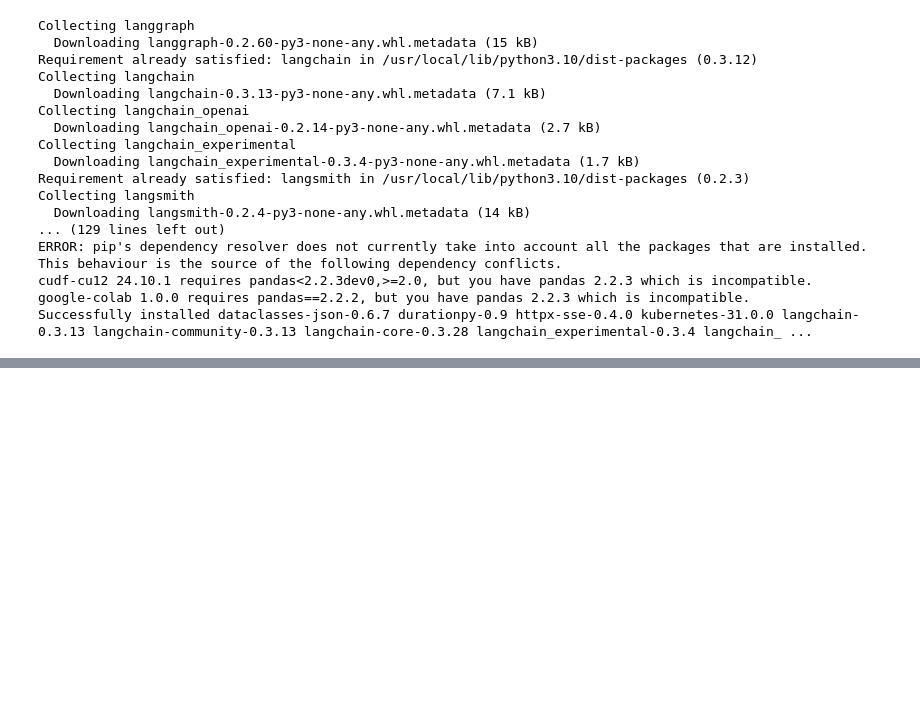
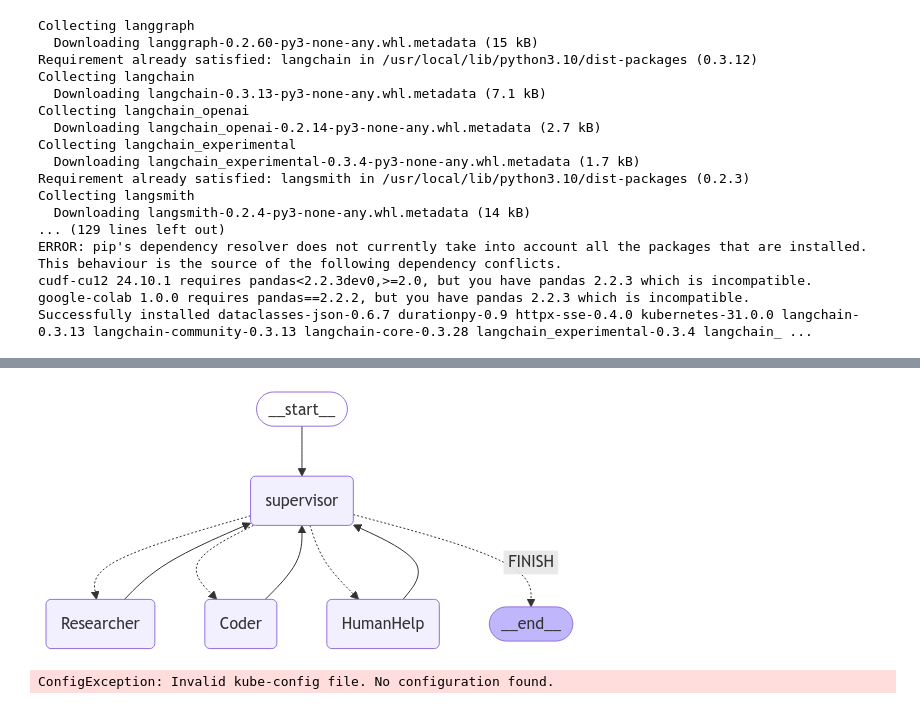
Before and after one commit to golang-boy/aiops, a Jupyter notebook: Week10/muti_agents.ipynb, the cells around one changed output, grey strips where cells are left out. Drawn from its saved outputs; the diff is of its cells as text; code cells hidden in the pictures; blank space fills up the shorter version.

```diff
--- a/Week10/muti_agents.ipynb
+++ b/Week10/muti_agents.ipynb
@@ -46,3 +176,83 @@ def agent_node(state, agent, name ):
       "name":name,
       "state":result
   }
+# %%
+
+from langchain_community.tools.tavily_search import TavilySearchResults
+from langchain_experimental.tools import PythonREPLTool
+
+# 初始化两个工具
+tavily_tool = TavilySearchResults(max_results=5)
+# 执行 Python 代码的工具，谨慎使用
+python_repl_tool = PythonREPLTool()
+# %%
+from langgraph.graph import END, StateGraph, START
+from langgraph.prebuilt import create_react_agent
+import functools
+
+# 创建 research agent
+research_agent = create_react_agent(llm, tools=[tavily_tool])
+research_node = functools.partial(agent_node, agent=research_agent, name="Researcher")
+
+# code agent
+code_agent = create_react_agent(llm, tools=[python_repl_tool])
+code_node = functools.partial(agent_node, agent=code_agent, name="Coder")
+
+# auto fix agent
+# auto_fix_agent = create_react_agent(llm, tools=[auto_fix_k8s])
+# auto_fix_node = functools.partial(agent_node, agent=auto_fix_agent, name="AutoFixK8s")
+
+# human help agent
+human_help_agent = create_react_agent(llm, tools=[human_help])
+human_help_node = functools.partial(agent_node, agent=human_help_agent, name="HumanHelp")
+
+# 创建 Graph 并且添加节点
+workflow = StateGraph(AgentState)
+workflow.add_node("Researcher", research_node)
+workflow.add_node("Coder", research_node)
+workflow.add_node("supervisor", supervisor_agent)
+# workflow.add_node("AutoFixK8s", auto_fix_node)
+workflow.add_node("HumanHelp", human_help_node)
+
+# 定义路由逻辑
+for member in members:
+    workflow.add_edge(member, "supervisor")
+
+conditional_map = {k:k for k in members}
+conditional_map["FINISH"] = END
+workflow.add_conditional_edges("supervisor", lambda x: x["next"], conditional_map)
+
+workflow.add_edge(START, "supervisor")
+
+# 编译 Graph
+graph = workflow.compile()
+
+# 展示 Graph
+from IPython.display import display, Image
+try:
+    display(Image(graph.get_graph().draw_mermaid_png()))
+except Exception as e:
+    pass
+# %% [output]
+[figure, added]
+# %%
+
+config.load_kube_config()
+k8s_apps_v1 = client.AppsV1Api()
+core_v1 = client.CoreV1Api()
+
+w = watch.Watch()
+
+def run_stream(message: str):
+    for s in graph.stream(
+        {
+            "messages": [
+                HumanMessage(content=message)
+            ]
+        }
+    ):
+        if "__end__" not in s:
+            print(s)
+            print("----")
+# %% [output]
+ConfigException: Invalid kube-config file. No configuration found.
```
Also changed, not shown: parts of 7 cells of this notebook.
